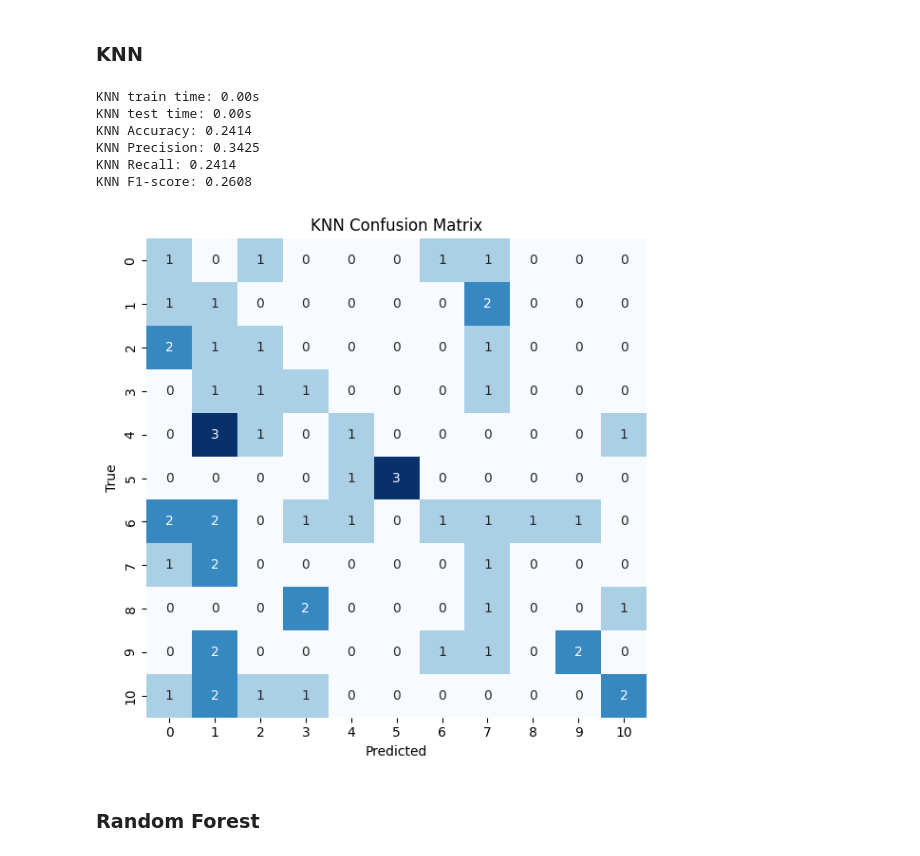
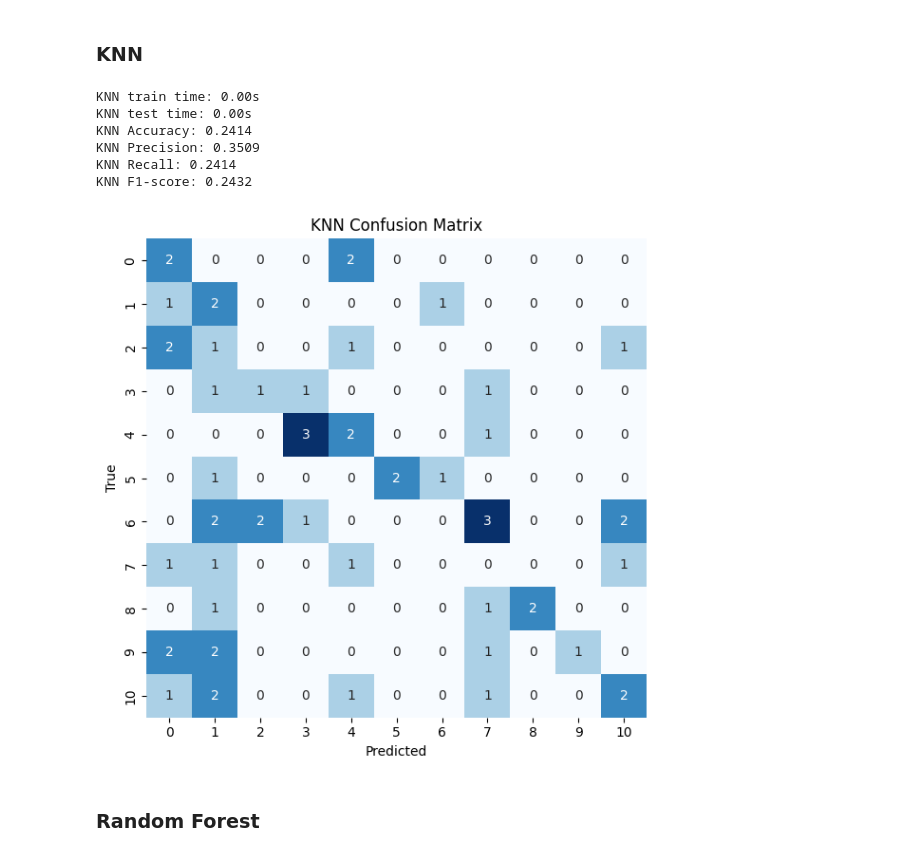
Before and after one commit to massmola/ml-assignments, a Jupyter notebook: Project/mlp-project.ipynb, the cells around one changed output. Drawn from its saved outputs; the diff is of its cells as text; code cells hidden in the pictures.

Commit message:
added mfccs only testing

```diff
--- a/Project/mlp-project.ipynb
+++ b/Project/mlp-project.ipynb
@@ -481,7 +488,8 @@ print(len(labels_encoded))
 # %% [markdown]
 ### Splitting and sampling functions
 # %%
-X = np.load('features.npy')
+X = np.load('mfccs_scaled.npy')
+X_all = np.load('all_features_scaled.npy')
 y = np.load('labels_encoded.npy')
 # %%
 def split(X, y, test_size=0.2, val=False, val_size=0.25):
@@ -597,5 +607,5 @@ def train_SVM_model(X, y, kernel_list=['linear', 'poly', 'rbf', 'sigmoid']):
     fig_cm.tight_layout(rect=[0, 0, 1, 0.95])
     plt.show()
 
-train_SVM_model(X, y)
+train_SVM_model(X_all, y)
 # %% [output]
@@ -662,7 +672,7 @@ def train_GNB_model(X, y):
     plt.tight_layout()
     plt.show()
 
-train_GNB_model(X, y)
+train_GNB_model(X_all, y)
 # %% [output]
 GNB train time: 0.00s
 GNB test time: 0.00s
@@ -694,37 +704,37 @@ def train_KNN_model(X, y):
     print(f"KNN train time: {time.time() - start_train:.2f}s")
 
     # Predict
     start_test = time.time()
     y_pred = model.predict(X_test)
     print(f"KNN test time: {time.time() - start_test:.2f}s")
 
     # Accuracy
     acc = accuracy_score(y_test, y_pred)
     prec, rec, f1, _ = precision_recall_fscore_support(y_test, y_pred, average='weighted')
     print(f"KNN Accuracy: {acc:.4f}")
     print(f"KNN Precision: {prec:.4f}")
     print(f"KNN Recall: {rec:.4f}")
     print(f"KNN F1-score: {f1:.4f}\n")
 
     # Confusion matrix
     cm = confusion_matrix(y_test, y_pred)
     fig_cm, ax_cm = plt.subplots(figsize=(6, 6))
     sns.heatmap(cm, annot=True, fmt='d', cmap='Blues', ax=ax_cm, cbar=False)
     ax_cm.set_title("KNN Confusion Matrix")
     ax_cm.set_xlabel("Predicted")
     ax_cm.set_ylabel("True")
     plt.tight_layout()
     plt.show()
 
-train_KNN_model(X, y)
+train_KNN_model(X_all, y)
 # %% [output]
 KNN train time: 0.00s
 KNN test time: 0.00s
 KNN Accuracy: 0.2414
-KNN Precision: 0.3425
+KNN Precision: 0.3509
 KNN Recall: 0.2414
-KNN F1-score: 0.2608
+KNN F1-score: 0.2432
-[figure, old version]
+[figure, new version]
 # %% [markdown]
 ### Random Forest
 # %%
```
Also changed, not shown: parts of 8 cells of this notebook, 3 other files.
